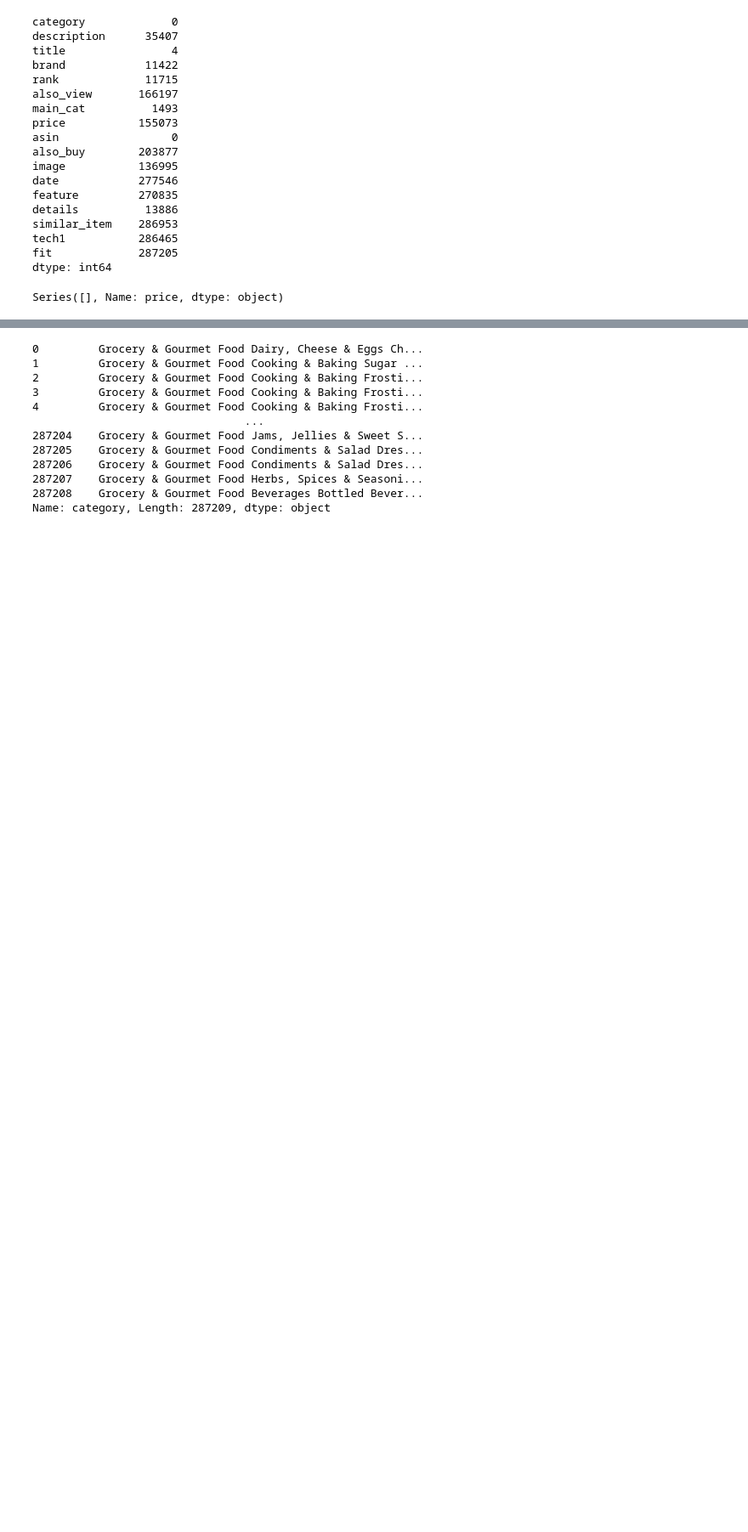
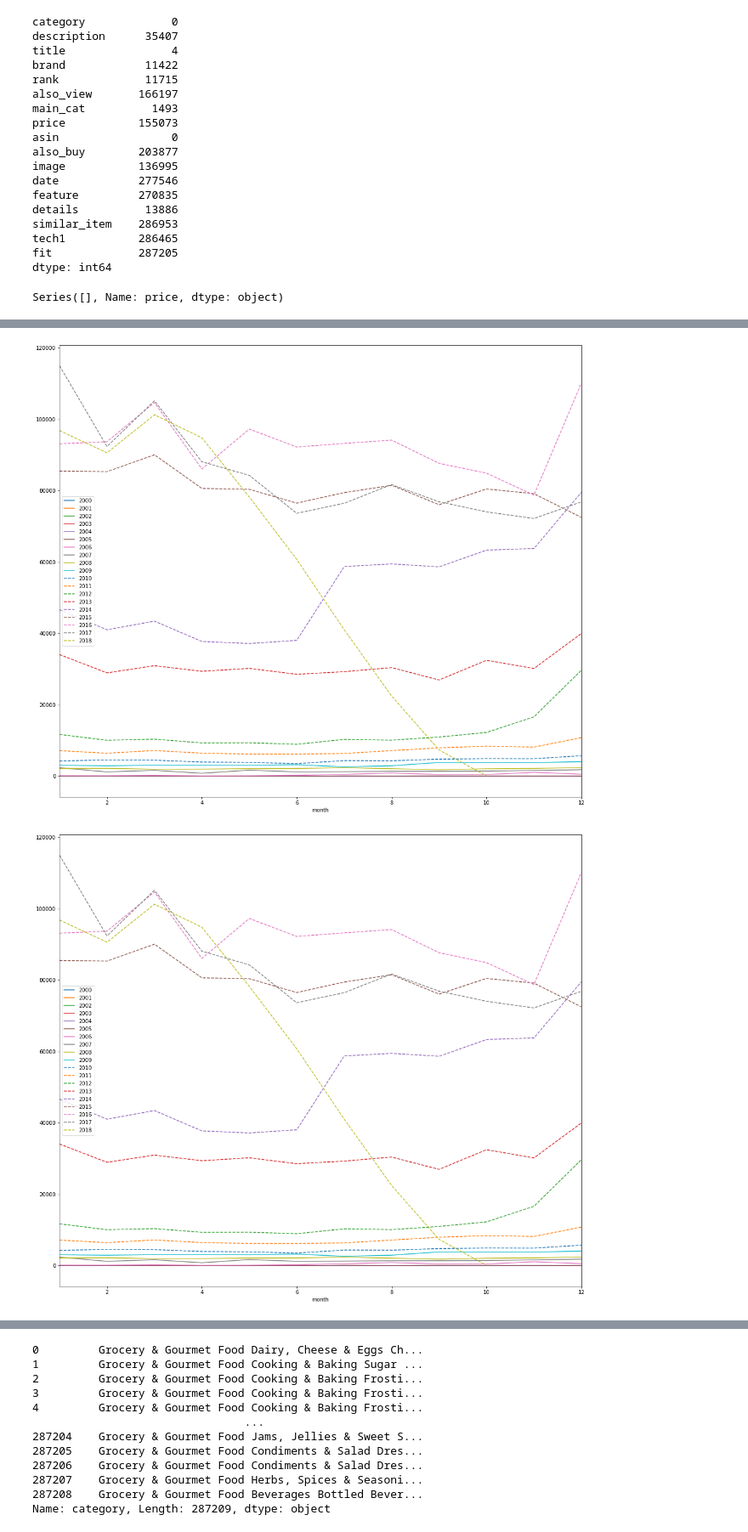
Before and after one commit to JulesssG/ADA-project, a Jupyter notebook: milestone_2.ipynb, the cells around one changed output, grey strips where cells are left out. Shown: that part at 85% size. Saved outputs shown, nothing was run; the diff lists cells and outputs as text; code cells hidden in the pictures; blank space fills up the shorter version.

Commit message:
Add graphs + some formatting

```diff
--- a/milestone_2.ipynb
+++ b/milestone_2.ipynb
@@ -162,0 +180,40 @@ meta.head()
+# %%
+month_upvote = reviews[['vote']].copy()
+months = reviews['reviewTime'].map(lambda date: date.month)
+years = reviews['reviewTime'].map(lambda date: date.year)
+month_upvote['month'] = months
+month_upvote['year'] = years
+month_score = reviews[['overall']].copy()
+month_score['month'] = months
+month_score['year'] = years
+# %%
+month_upvote_filter = month_upvote[month_upvote['year'] == 2018]
+month_score_filter = month_score[month_score['year'] == 2018]
+# %%
+years = month_score['year'].unique()
+
+
+for year in sorted(years):
+    if year >= 2010:
+        linestyle='--'
+    else:
+        linestyle='-'
+    month_upvote_filter = month_upvote[month_upvote['year'] == year]
+    month_vote_grouped = month_upvote_filter.groupby('month')['vote'].count()
+    month_vote_grouped.plot(label=str(year), figsize=(18,16), linestyle=linestyle)
+plt.legend()
+plt.show()
+
+for year in sorted(years):
+    if year >= 2010:
+        linestyle='--'
+    else:
+        linestyle='-'
+    month_score_filter = month_score[month_score['year'] == year]
+    month_score_grouped = month_score_filter.groupby('month')['overall'].count()
+    month_score_grouped.plot(label=str(year), figsize=(18,16), linestyle=linestyle)
+plt.legend()
+plt.show()
+# %% [output]
+[figure, added]
+[figure, added]
```
Also changed, not shown: parts of 7 cells of this notebook.
